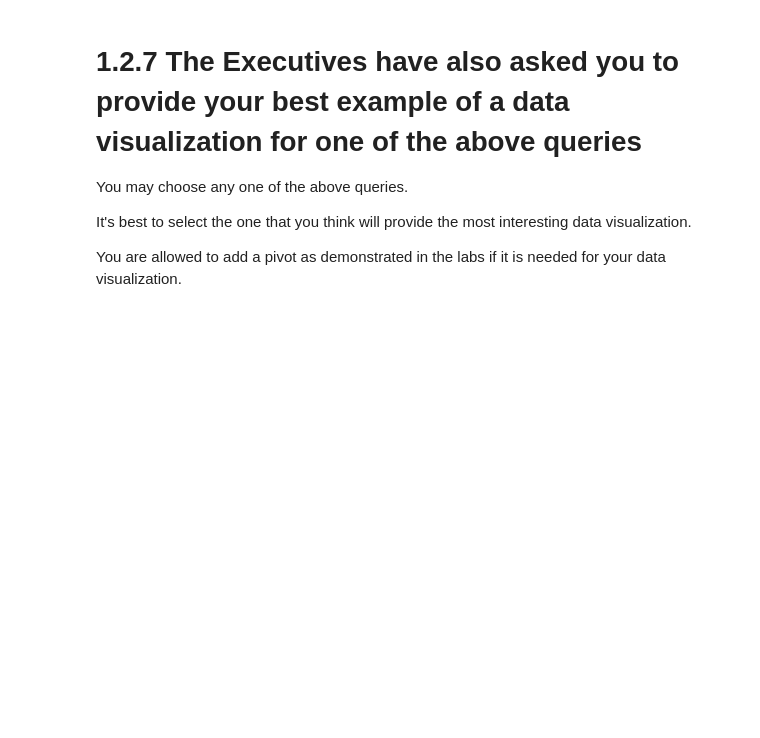
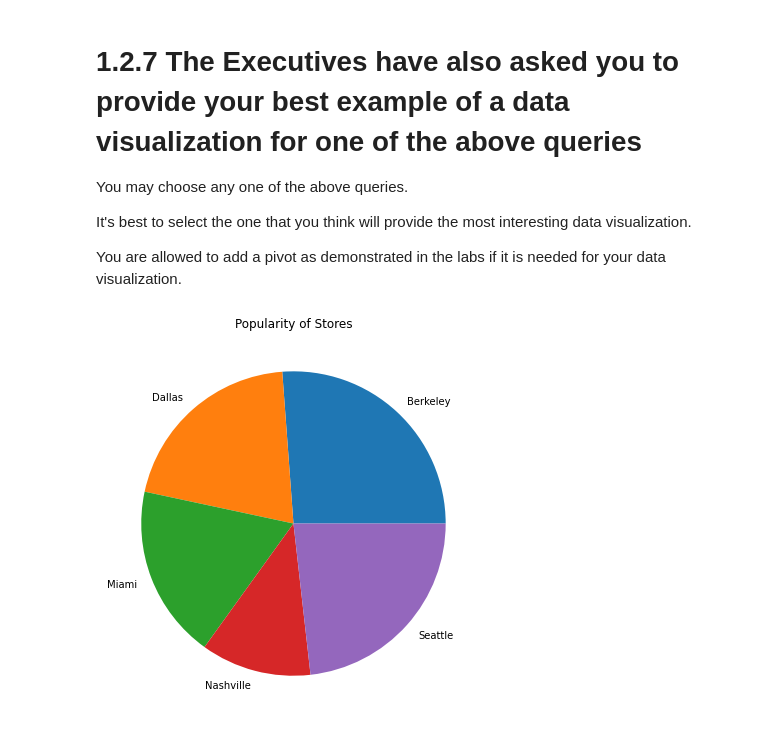
Before and after one commit to scabanela-ischool/Data_Engineering_Proj1_Querying, a Jupyter notebook: project_1_2.ipynb, the cells around one changed output. Saved outputs shown, nothing was run; the diff lists cells and outputs as text; code cells hidden in the pictures; blank space fills up the shorter version.

Commit message:
Added visualization for notebook 2

```diff
--- a/project_1_2.ipynb
+++ b/project_1_2.ipynb
@@ -120,7 +121,8 @@ order by store_name
 
 """
 
-my_select_query_pandas(query, rollback_before_flag, rollback_after_flag)
+customers_by_store_df = my_select_query_pandas(query, rollback_before_flag, rollback_after_flag)
+customers_by_store_df
 # %% [output]
 |  | store_name | total_number_customers |
 | 0 | Berkeley | 8126 |
@@ -280,3 +282,13 @@ You may choose any one of the above queries.
 It's best to select the one that you think will provide the most interesting data visualization.
 
 You are allowed to add a pivot as demonstrated in the labs if it is needed for your data visualization.
+# %%
+# What's interesting about this chart: We can divide our entire customer base and visually see which
+# stores have more customers/are more popular.
+
+plt.figure(figsize=(7,7))
+plt.title('Popularity of Stores')
+plt.pie(customers_by_store_df['total_number_customers'], labels=customers_by_store_df['store_name'])
+plt.show()
+# %% [output]
+[figure, added]
```
Also changed, not shown: parts of 1 cell of this notebook.
